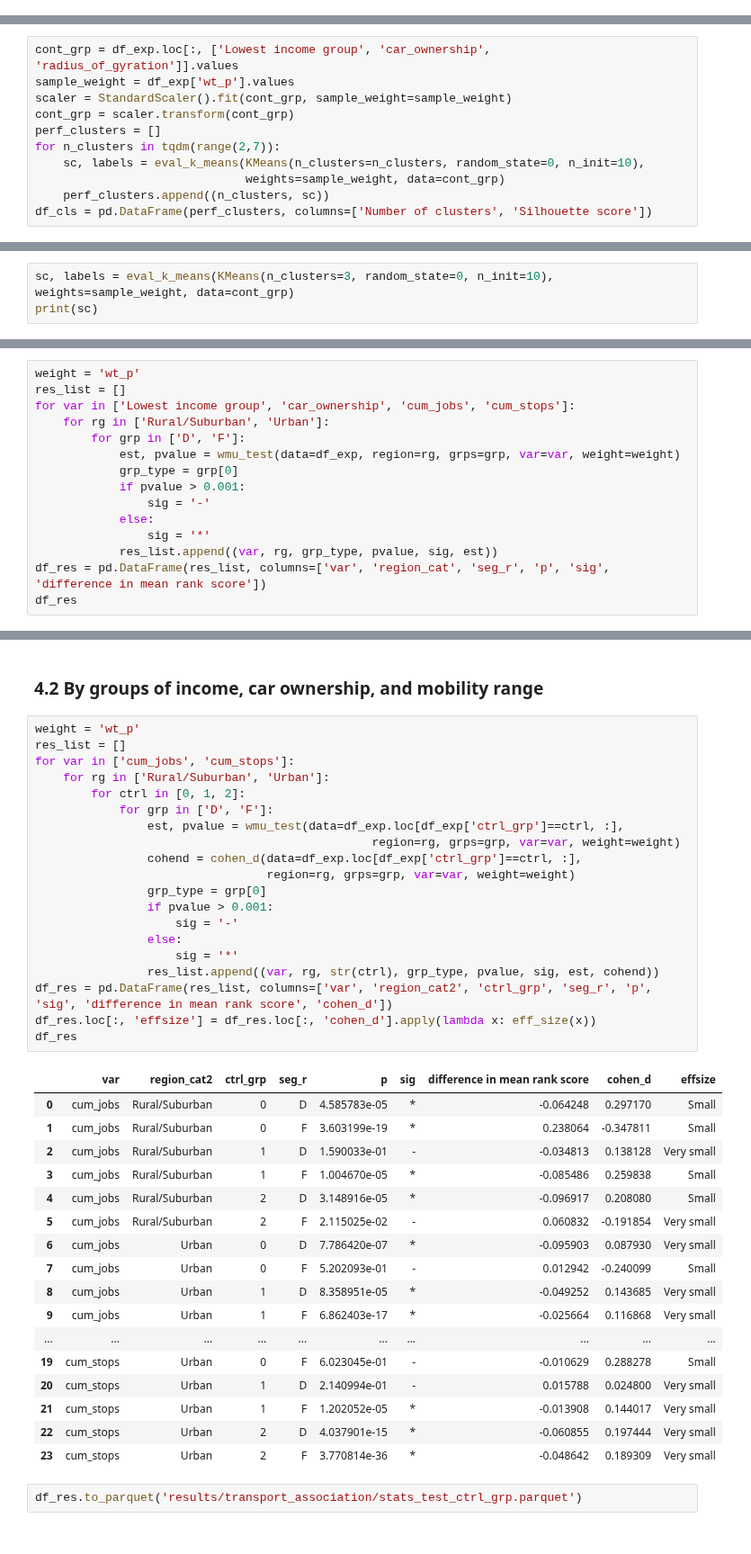
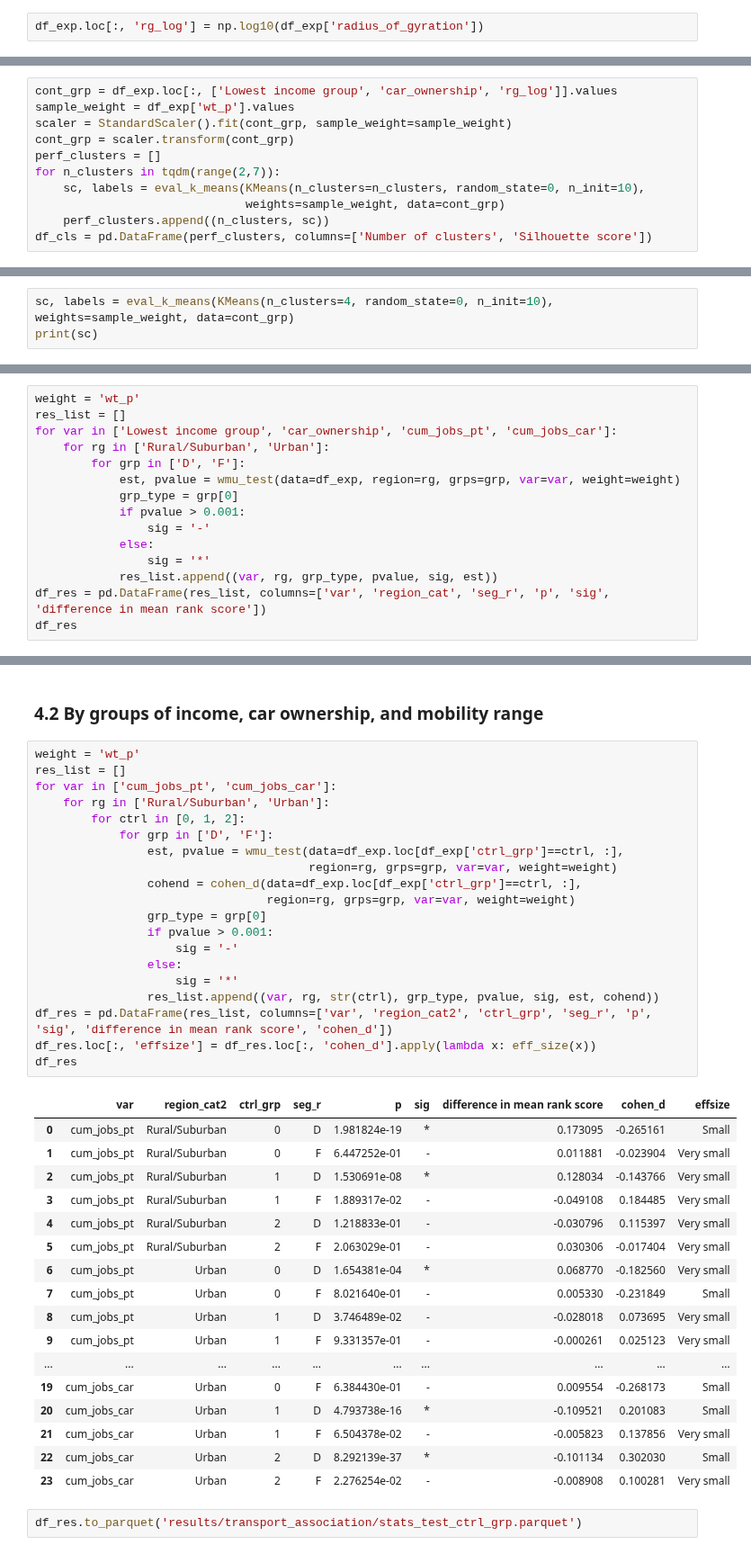
Before and after one commit to MobiSegInsights/mobi-social-segregation-se, a Jupyter notebook: src/MobiSegInsightsSE.models.1.0/29-model-seg-disp-exp.ipynb, the cells around one changed output, grey strips where cells are left out. Shown at 90% size. Saved outputs shown, nothing was run; the diff lists cells and outputs as text.

```diff
--- a/src/MobiSegInsightsSE.models.1.0/29-model-seg-disp-exp.ipynb
+++ b/src/MobiSegInsightsSE.models.1.0/29-model-seg-disp-exp.ipynb
@@ -102,3 +119,5 @@ Name: 570844, dtype: object
+# %%
+df_exp.loc[:, 'rg_log'] = np.log10(df_exp['radius_of_gyration'])
 # %%
 def eval_k_means(estimator, data, weights):
     estimator.fit(data, sample_weight=weights)
@@ -107,5 +128,5 @@ def eval_k_means(estimator, data, weights):
 # %%
-cont_grp = df_exp.loc[:, ['Lowest income group', 'car_ownership', 'radius_of_gyration']].values
+cont_grp = df_exp.loc[:, ['Lowest income group', 'car_ownership', 'rg_log']].values
 sample_weight = df_exp['wt_p'].values
 scaler = StandardScaler().fit(cont_grp, sample_weight=sample_weight)
 cont_grp = scaler.transform(cont_grp)
@@ -127,4 +148,4 @@ Choose three clusters
 # %%
-sc, labels = eval_k_means(KMeans(n_clusters=3, random_state=0, n_init=10), weights=sample_weight, data=cont_grp)
+sc, labels = eval_k_means(KMeans(n_clusters=4, random_state=0, n_init=10), weights=sample_weight, data=cont_grp)
 print(sc)
 # %% [output]
@@ -478,7 +599,7 @@ def eff_size(x):
 # %%
 weight = 'wt_p'
 res_list = []
-for var in ['Lowest income group', 'car_ownership', 'cum_jobs', 'cum_stops']:
+for var in ['Lowest income group', 'car_ownership', 'cum_jobs_pt', 'cum_jobs_car']:
     for rg in ['Rural/Suburban', 'Urban']:
         for grp in ['D', 'F']:
             est, pvalue = wmu_test(data=df_exp, region=rg, grps=grp, var=var, weight=weight)
@@ -517,41 +638,41 @@ df_res.to_parquet('results/transport_association/stats_test.parquet')
 # %%
 weight = 'wt_p'
 res_list = []
-for var in ['cum_jobs', 'cum_stops']:
+for var in ['cum_jobs_pt', 'cum_jobs_car']:
     for rg in ['Rural/Suburban', 'Urban']:
         for ctrl in [0, 1, 2]:
             for grp in ['D', 'F']:
                 est, pvalue = wmu_test(data=df_exp.loc[df_exp['ctrl_grp']==ctrl, :],
-                                                region=rg, grps=grp, var=var, weight=weight)
+                                       region=rg, grps=grp, var=var, weight=weight)
                 cohend = cohen_d(data=df_exp.loc[df_exp['ctrl_grp']==ctrl, :],
                                  region=rg, grps=grp, var=var, weight=weight)
                 grp_type = grp[0]
                 if pvalue > 0.001:
                     sig = '-'
                 else:
                     sig = '*'
                 res_list.append((var, rg, str(ctrl), grp_type, pvalue, sig, est, cohend))
 df_res = pd.DataFrame(res_list, columns=['var', 'region_cat2', 'ctrl_grp', 'seg_r', 'p', 'sig', 'difference in mean rank score', 'cohen_d'])
 df_res.loc[:, 'effsize'] = df_res.loc[:, 'cohen_d'].apply(lambda x: eff_size(x))
 df_res
 # %% [output]
 |  | var | region_cat2 | ctrl_grp | seg_r | p | sig | difference in mean rank score | cohen_d | effsize |
-| 0 | cum_jobs | Rural/Suburban | 0 | D | 4.585783e-05 | * | -0.064248 | 0.297170 | Small |
-| 1 | cum_jobs | Rural/Suburban | 0 | F | 3.603199e-19 | * | 0.238064 | -0.347811 | Small |
-| 2 | cum_jobs | Rural/Suburban | 1 | D | 1.590033e-01 | - | -0.034813 | 0.138128 | Very small |
-| 3 | cum_jobs | Rural/Suburban | 1 | F | 1.004670e-05 | * | -0.085486 | 0.259838 | Small |
-| 4 | cum_jobs | Rural/Suburban | 2 | D | 3.148916e-05 | * | -0.096917 | 0.208080 | Small |
-| 5 | cum_jobs | Rural/Suburban | 2 | F | 2.115025e-02 | - | 0.060832 | -0.191854 | Very small |
-| 6 | cum_jobs | Urban | 0 | D | 7.786420e-07 | * | -0.095903 | 0.087930 | Very small |
-| 7 | cum_jobs | Urban | 0 | F | 5.202093e-01 | - | 0.012942 | -0.240099 | Small |
-| 8 | cum_jobs | Urban | 1 | D | 8.358951e-05 | * | -0.049252 | 0.143685 | Very small |
-| 9 | cum_jobs | Urban | 1 | F | 6.862403e-17 | * | -0.025664 | 0.116868 | Very small |
+| 0 | cum_jobs_pt | Rural/Suburban | 0 | D | 1.981824e-19 | * | 0.173095 | -0.265161 | Small |
+| 1 | cum_jobs_pt | Rural/Suburban | 0 | F | 6.447252e-01 | - | 0.011881 | -0.023904 | Very small |
+| 2 | cum_jobs_pt | Rural/Suburban | 1 | D | 1.530691e-08 | * | 0.128034 | -0.143766 | Very small |
+| 3 | cum_jobs_pt | Rural/Suburban | 1 | F | 1.889317e-02 | - | -0.049108 | 0.184485 | Very small |
+| 4 | cum_jobs_pt | Rural/Suburban | 2 | D | 1.218833e-01 | - | -0.030796 | 0.115397 | Very small |
+| 5 | cum_jobs_pt | Rural/Suburban | 2 | F | 2.063029e-01 | - | 0.030306 | -0.017404 | Very small |
+| 6 | cum_jobs_pt | Urban | 0 | D | 1.654381e-04 | * | 0.068770 | -0.182560 | Very small |
+| 7 | cum_jobs_pt | Urban | 0 | F | 8.021640e-01 | - | 0.005330 | -0.231849 | Small |
+| 8 | cum_jobs_pt | Urban | 1 | D | 3.746489e-02 | - | -0.028018 | 0.073695 | Very small |
+| 9 | cum_jobs_pt | Urban | 1 | F | 9.331357e-01 | - | -0.000261 | 0.025123 | Very small |
 | ... | ... | ... | ... | ... | ... | ... | ... | ... | ... |
-| 19 | cum_stops | Urban | 0 | F | 6.023045e-01 | - | -0.010629 | 0.288278 | Small |
-| 20 | cum_stops | Urban | 1 | D | 2.140994e-01 | - | 0.015788 | 0.024800 | Very small |
-| 21 | cum_stops | Urban | 1 | F | 1.202052e-05 | * | -0.013908 | 0.144017 | Very small |
-| 22 | cum_stops | Urban | 2 | D | 4.037901e-15 | * | -0.060855 | 0.197444 | Very small |
-| 23 | cum_stops | Urban | 2 | F | 3.770814e-36 | * | -0.048642 | 0.189309 | Very small |
+| 19 | cum_jobs_car | Urban | 0 | F | 6.384430e-01 | - | 0.009554 | -0.268173 | Small |
+| 20 | cum_jobs_car | Urban | 1 | D | 4.793738e-16 | * | -0.109521 | 0.201083 | Small |
+| 21 | cum_jobs_car | Urban | 1 | F | 6.504378e-02 | - | -0.005823 | 0.137856 | Very small |
+| 22 | cum_jobs_car | Urban | 2 | D | 8.292139e-37 | * | -0.101134 | 0.302030 | Small |
+| 23 | cum_jobs_car | Urban | 2 | F | 2.276254e-02 | - | -0.008908 | 0.100281 | Very small |
 # %%
 df_res.to_parquet('results/transport_association/stats_test_ctrl_grp.parquet')
 # %% [markdown]
```
Also changed, not shown: parts of 32 cells of this notebook, 17 other files.
